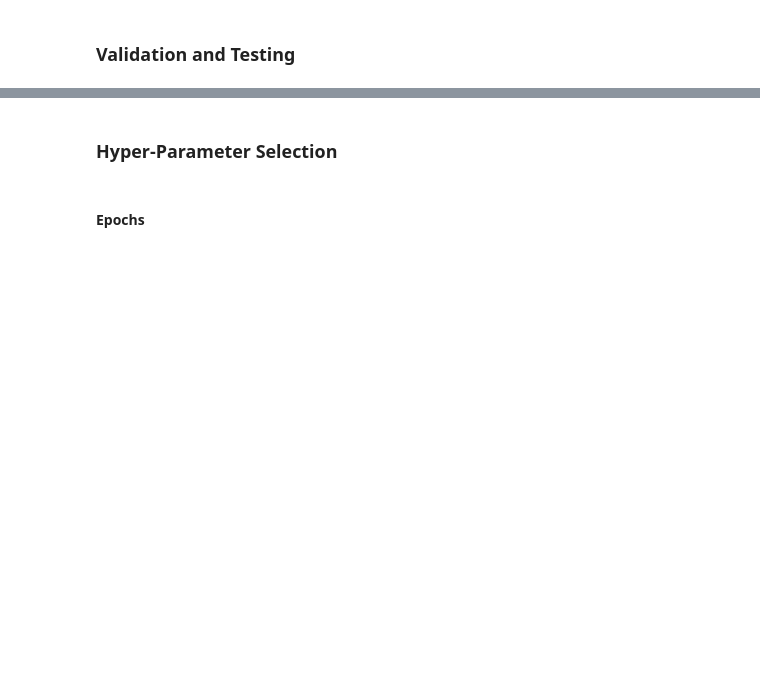
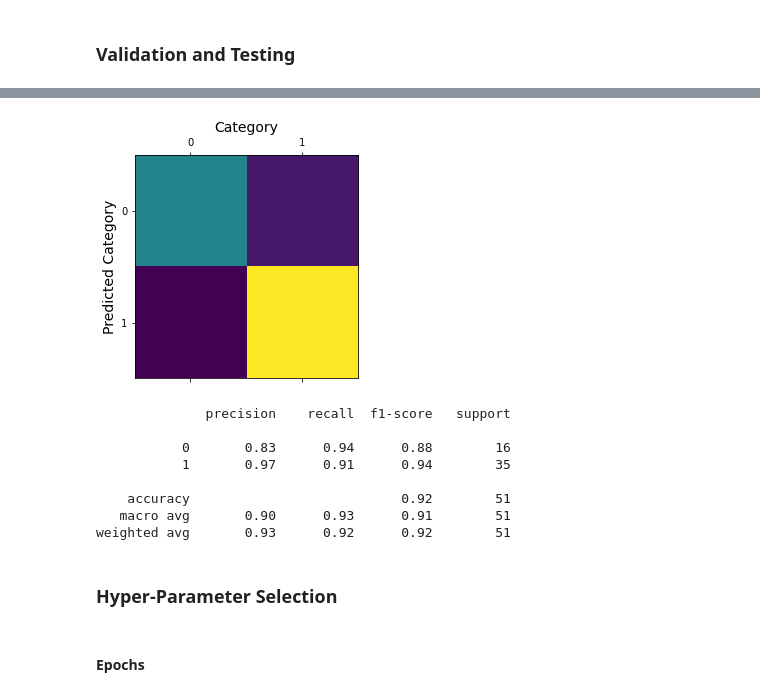
Before and after one commit to pedromiglou/Brain_Tumor_Detection, a Jupyter notebook: Transfer-Learning-Model.ipynb, the cells around one changed output, grey strips where cells are left out. Saved outputs shown, nothing was run; the diff lists cells and outputs as text; code cells hidden in the pictures; blank space fills up the shorter version.

Commit message:
Transfer Learning Final Version

```diff
--- a/Transfer-Learning-Model.ipynb
+++ b/Transfer-Learning-Model.ipynb
@@ -23,7 +62,7 @@ X_test = np.array([[[[x,x,x]  for x in x2] for x2 in x1] for x1 in X_test])
 # %% [markdown]
 ### Model
 # %%
-def vgg16_model(learning_rate=0.0001):
+def vgg16_model(learning_rate=0.00001):
     vgg16 = VGG16(include_top=False, weights="imagenet", input_shape = (IMG_SIZE,IMG_SIZE, 3))
 
     # prevent training of VGG16
@@ -60,4 +139,6 @@ plot_loss_comparison([results.history["loss"], results.history["val_loss"]],
 # %%
+epochs = 13
+
 model = vgg16_model()
 results = model.fit(np.concatenate((X_train,X_val)), np.concatenate((y_train,y_val)), epochs=epochs)
 loss, acc = model.evaluate(X_test, y_test)
@@ -70,3 +151,4 @@ plot_confusion_matrix(y_test, y_pred)
 
 # show other metrics
 print(classification_report(y_pred,y_test))
+# %% [output]
@@ -73,3 +172,12 @@ print(classification_report(y_pred,y_test))
+[figure, added]
+              precision    recall  f1-score   support
+
+           0       0.83      0.94      0.88        16
+           1       0.97      0.91      0.94        35
+
+    accuracy                           0.92        51
+   macro avg       0.90      0.93      0.91        51
+weighted avg       0.93      0.92      0.92        51
 # %% [markdown]
 ### Hyper-Parameter Selection
 # %% [markdown]
```
Also changed, not shown: parts of 17 cells of this notebook.
